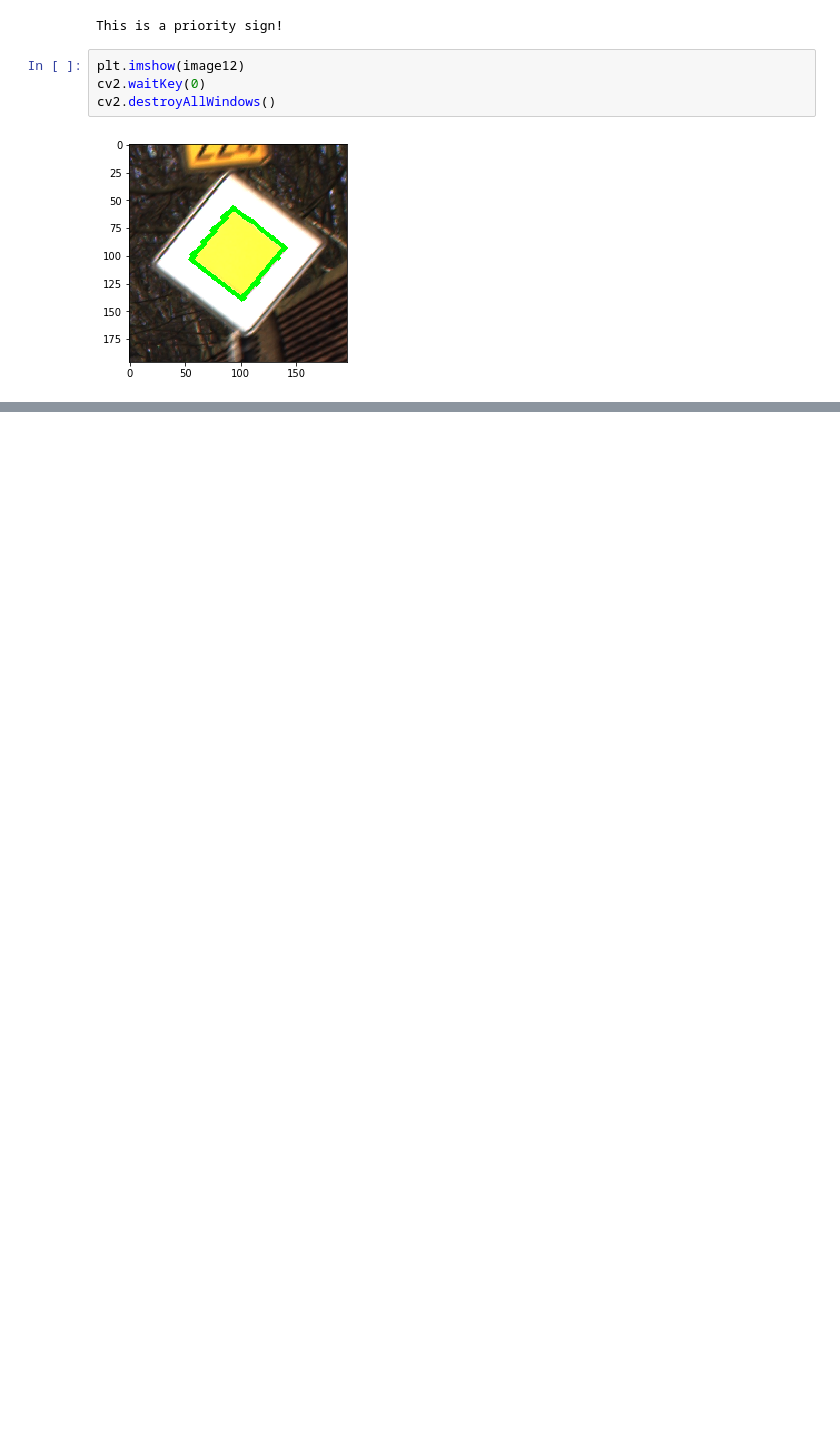
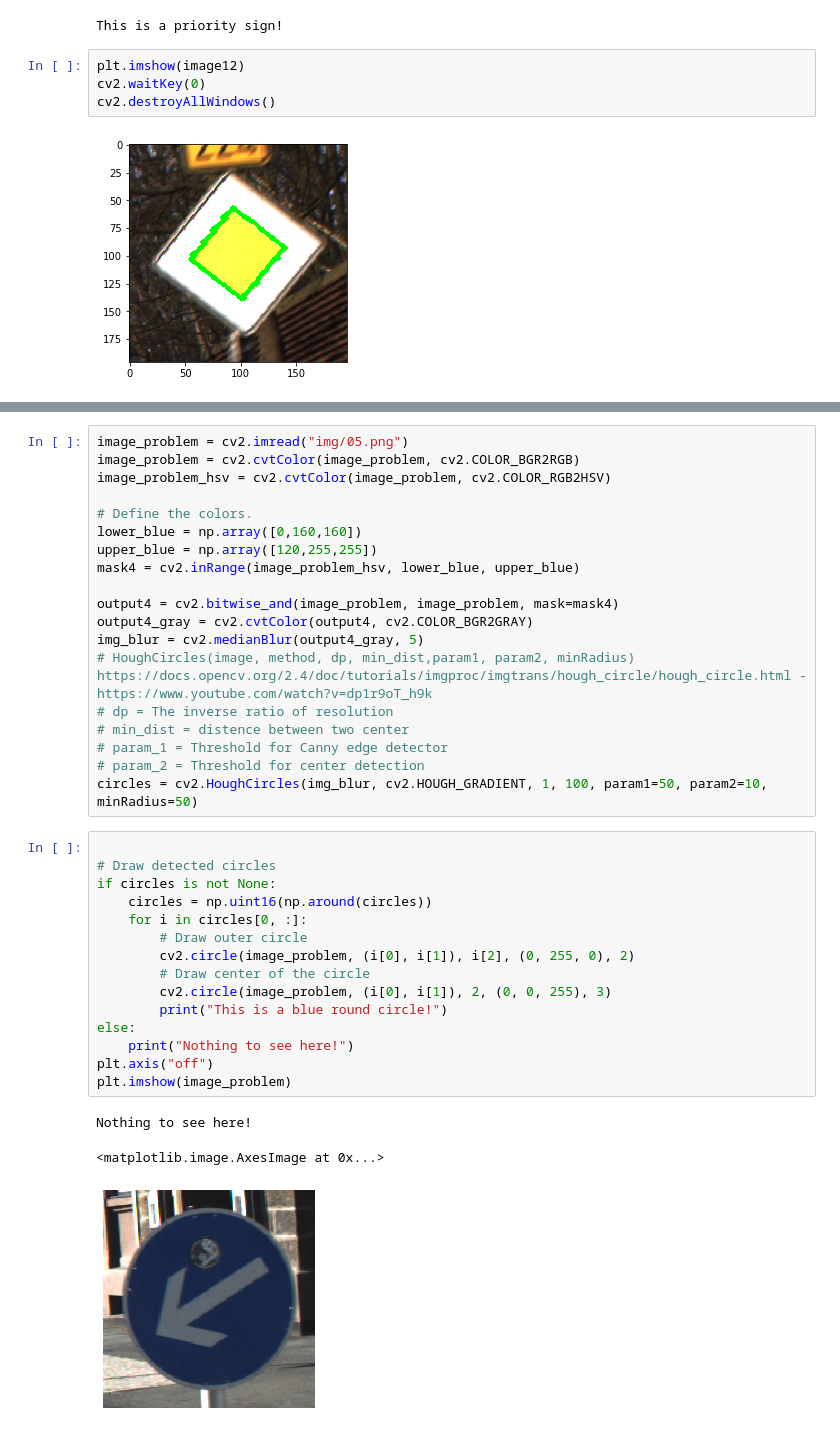
Before and after one commit to uol-mediaprocessing-201920/group-projects-traffic-signs, a Jupyter notebook: Pres_4/main_traffic_signs.ipynb, the cells around one changed output, grey strips where cells are left out. Drawn from its saved outputs; the diff is of its cells as text; blank space fills up the shorter version.

```diff
--- a/Pres_4/main_traffic_signs.ipynb
+++ b/Pres_4/main_traffic_signs.ipynb
@@ -298,0 +315,38 @@ no circle found.
+# %%
+image_problem = cv2.imread("img/05.png")
+image_problem = cv2.cvtColor(image_problem, cv2.COLOR_BGR2RGB)
+image_problem_hsv = cv2.cvtColor(image_problem, cv2.COLOR_RGB2HSV)
+
+# Define the colors.
+lower_blue = np.array([0,160,160])
+upper_blue = np.array([120,255,255])
+mask4 = cv2.inRange(image_problem_hsv, lower_blue, upper_blue)
+
+output4 = cv2.bitwise_and(image_problem, image_problem, mask=mask4)
+output4_gray = cv2.cvtColor(output4, cv2.COLOR_BGR2GRAY)
+img_blur = cv2.medianBlur(output4_gray, 5)
+# HoughCircles(image, method, dp, min_dist,param1, param2, minRadius) https://docs.opencv.org/2.4/doc/tutorials/imgproc/imgtrans/hough_circle/hough_circle.html - https://www.youtube.com/watch?v=dp1r9oT_h9k
+# dp = The inverse ratio of resolution
+# min_dist = distence between two center
+# param_1 = Threshold for Canny edge detector
+# param_2 = Threshold for center detection
+circles = cv2.HoughCircles(img_blur, cv2.HOUGH_GRADIENT, 1, 100, param1=50, param2=10, minRadius=50)
+# %%
+
+# Draw detected circles
+if circles is not None:
+    circles = np.uint16(np.around(circles))
+    for i in circles[0, :]:
+        # Draw outer circle
+        cv2.circle(image_problem, (i[0], i[1]), i[2], (0, 255, 0), 2)
+        # Draw center of the circle
+        cv2.circle(image_problem, (i[0], i[1]), 2, (0, 0, 255), 3)
+        print("This is a blue round circle!")
+else:
+    print("Nothing to see here!")
+plt.axis("off")
+plt.imshow(image_problem)
+# %% [output]
+Nothing to see here!
+<matplotlib.image.AxesImage at 0x...>
+[figure, added]
```
Also changed, not shown: parts of 22 cells of this notebook, 2 other files.
